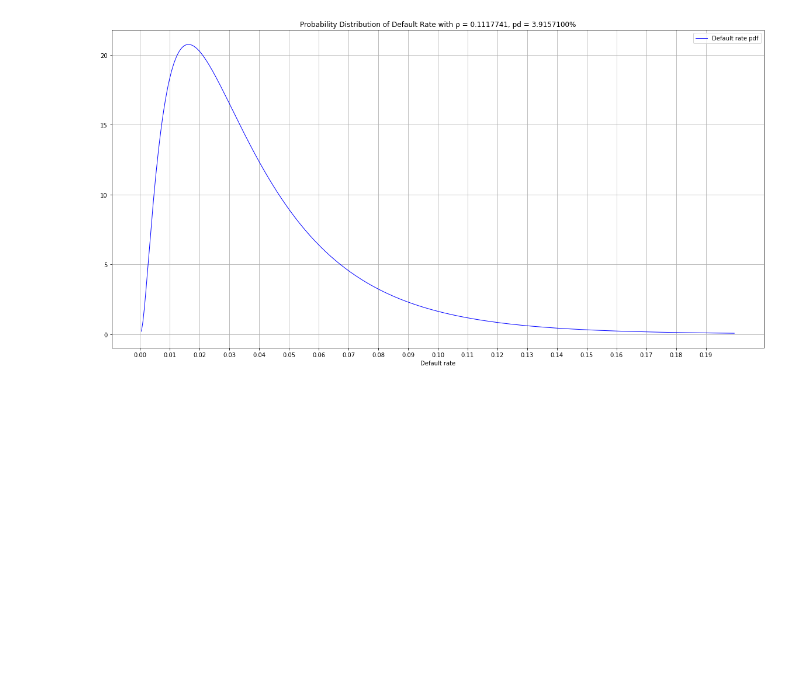
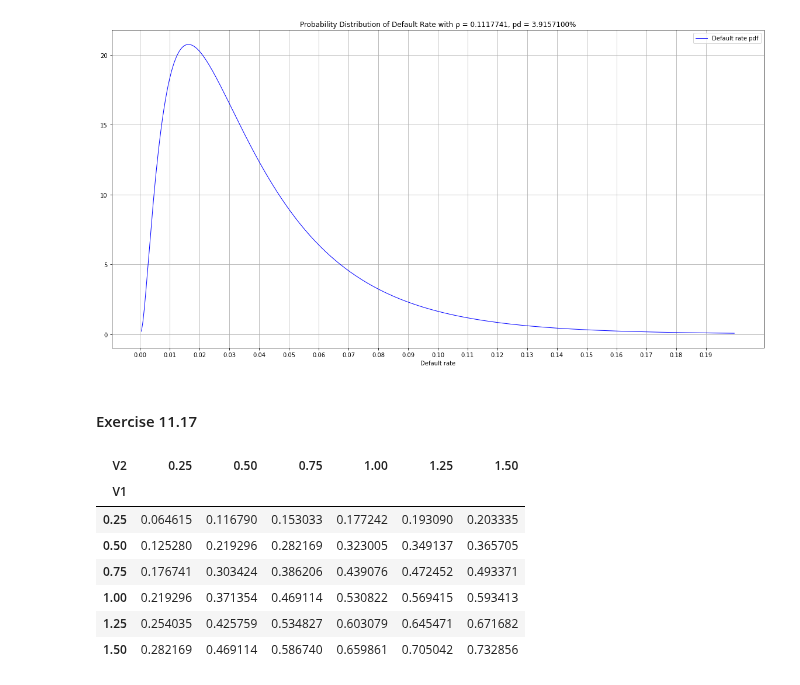
Before and after one commit to ilchen/RMaFI, a Jupyter notebook: ch11.ipynb, the cells around one changed output. Saved outputs shown, nothing was run; the diff lists cells and outputs as text; code cells hidden in the pictures; blank space fills up the shorter version.

```diff
--- a/ch11.ipynb
+++ b/ch11.ipynb
@@ -276,3 +277,43 @@ ax.set_xlabel('Default rate')
 # %% [output]
 Text(0.5, 0, 'Default rate')
 [figure]
+# %% [markdown]
+#### Exercise 11.17
+# %%
+# V1 is exponential with λ=1 and V2 is exponential with λ=2
+# Gaussian copula correlation between V1 and V2 is -0.2
+u1u2_bivar = multivariate_normal(cov=[[1, -.2],[-.2, 1]])
+quantiles = np.arange(.25, 1.75, .25)
+
+lamda1 = 1.
+lamda2 = 2.
+scale1 = 1. / lamda1
+scale2 = 1. / lamda2
+# %%
+# Maps 'x' percentile to percentile from exponential with λ=1 and λ=2 to the standard normal distribution
+from_exp_to_normal = lambda x, scale: norm.ppf(expon.cdf(x, scale=scale))
+# %%
+# Let's map exponentially distributed values to those distributed using the standard normal distribution
+mapped_quantiles_1 = list(map(partial(from_exp_to_normal, scale=scale1), quantiles))
+mapped_quantiles_2 = list(map(partial(from_exp_to_normal, scale=scale2), quantiles))
+# %%
+# Constucting a cumulative distribution table as a numpy matrix
+l = len(quantiles)
+cum_matrix = np.empty((l, l), dtype=np.float64)
+for i in range(l):
+    for j in range(l):
+        cum_matrix[i, j] = u1u2_bivar.cdf([mapped_quantiles_1[i], mapped_quantiles_2[j]])
+# %%
+# Converting to a dataframe for ease of display
+cum_matrix_df = pd.DataFrame(cum_matrix, index=pd.Index(quantiles, name='V1'),
+                             columns=pd.Index(quantiles, name='V2'))
+cum_matrix_df
+# %% [output]
+| V2 | 0.25 | 0.50 | 0.75 | 1.00 | 1.25 | 1.50 |
+| V1 |  |  |  |  |  |  |
+| 0.25 | 0.064615 | 0.116790 | 0.153033 | 0.177242 | 0.193090 | 0.203335 |
+| 0.50 | 0.125280 | 0.219296 | 0.282169 | 0.323005 | 0.349137 | 0.365705 |
+| 0.75 | 0.176741 | 0.303424 | 0.386206 | 0.439076 | 0.472452 | 0.493371 |
+| 1.00 | 0.219296 | 0.371354 | 0.469114 | 0.530822 | 0.569415 | 0.593413 |
+| 1.25 | 0.254035 | 0.425759 | 0.534827 | 0.603079 | 0.645471 | 0.671682 |
+| 1.50 | 0.282169 | 0.469114 | 0.586740 | 0.659861 | 0.705042 | 0.732856 |
```
Also changed, not shown: parts of 1 cell of this notebook.
